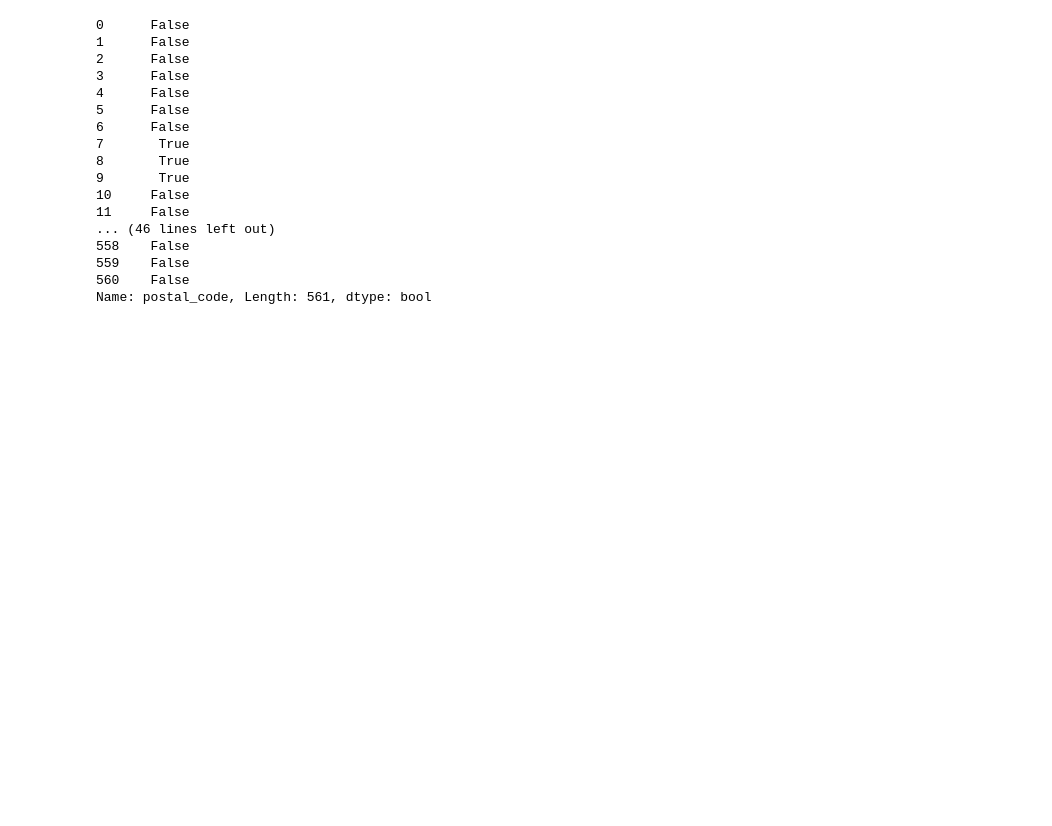
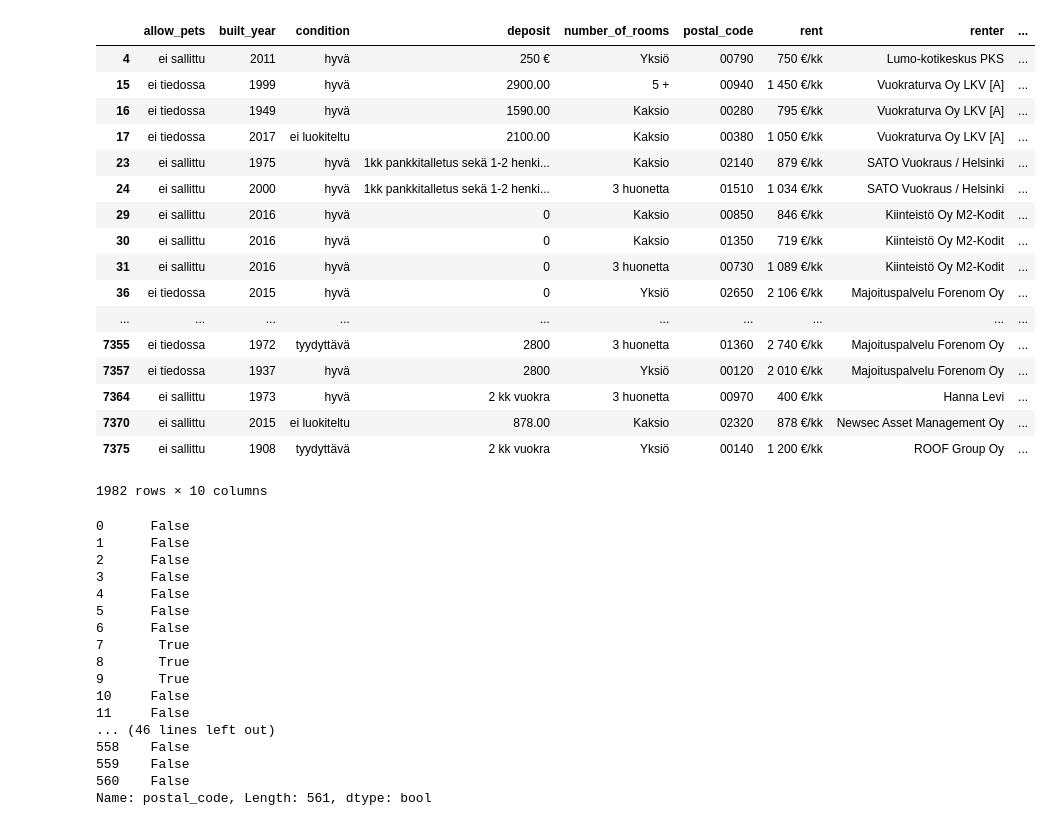
Before and after one commit to rupshabagchi/helsinkiApartmentPrices, a Jupyter notebook: data/data.ipynb, the cells around one changed output. Saved outputs shown, nothing was run; the diff lists cells and outputs as text; code cells hidden in the pictures; blank space fills up the shorter version.

```diff
--- a/data/data.ipynb
+++ b/data/data.ipynb
@@ -6,5 +25,27 @@ df.to_csv('apartments_temp.csv')
 # %%
 valid_postcode = pd.read_csv("../data/testdata.csv",dtype={'POSTI_ALUE':str})
+valid_postcode_list = valid_postcode['POSTI_ALUE'].tolist()
+valid_postcode_list
+df[df.postal_code.isin(valid_postcode_list)]
+# %% [output]
+|  | allow_pets | built_year | condition | deposit | number_of_rooms | postal_code | rent | renter | ... |
+| 4 | ei sallittu | 2011 | hyvä | 250 € | Yksiö | 00790 | 750 €/kk | Lumo-kotikeskus PKS | ... |
+| 15 | ei tiedossa | 1999 | hyvä | 2900.00 | 5 + | 00940 | 1 450 €/kk | Vuokraturva Oy LKV [A] | ... |
+| 16 | ei tiedossa | 1949 | hyvä | 1590.00 | Kaksio | 00280 | 795 €/kk | Vuokraturva Oy LKV [A] | ... |
+| 17 | ei tiedossa | 2017 | ei luokiteltu | 2100.00 | Kaksio | 00380 | 1 050 €/kk | Vuokraturva Oy LKV [A] | ... |
+| 23 | ei sallittu | 1975 | hyvä | 1kk pankkitalletus sekä 1-2 henki... | Kaksio | 02140 | 879 €/kk | SATO Vuokraus / Helsinki | ... |
+| 24 | ei sallittu | 2000 | hyvä | 1kk pankkitalletus sekä 1-2 henki... | 3 huonetta | 01510 | 1 034 €/kk | SATO Vuokraus / Helsinki | ... |
+| 29 | ei sallittu | 2016 | hyvä | 0 | Kaksio | 00850 | 846 €/kk | Kiinteistö Oy M2-Kodit | ... |
+| 30 | ei sallittu | 2016 | hyvä | 0 | Kaksio | 01350 | 719 €/kk | Kiinteistö Oy M2-Kodit | ... |
+| 31 | ei sallittu | 2016 | hyvä | 0 | 3 huonetta | 00730 | 1 089 €/kk | Kiinteistö Oy M2-Kodit | ... |
+| 36 | ei tiedossa | 2015 | hyvä | 0 | Yksiö | 02650 | 2 106 €/kk | Majoituspalvelu Forenom Oy | ... |
+| ... | ... | ... | ... | ... | ... | ... | ... | ... | ... |
+| 7355 | ei tiedossa | 1972 | tyydyttävä | 2800 | 3 huonetta | 01360 | 2 740 €/kk | Majoituspalvelu Forenom Oy | ... |
+| 7357 | ei tiedossa | 1937 | hyvä | 2800 | Yksiö | 00120 | 2 010 €/kk | Majoituspalvelu Forenom Oy | ... |
+| 7364 | ei sallittu | 1973 | hyvä | 2 kk vuokra | 3 huonetta | 00970 | 400 €/kk | Hanna Levi | ... |
+| 7370 | ei sallittu | 2015 | ei luokiteltu | 878.00 | Kaksio | 02320 | 878 €/kk | Newsec Asset Management Oy | ... |
+| 7375 | ei sallittu | 1908 | tyydyttävä | 2 kk vuokra | Yksiö | 00140 | 1 200 €/kk | ROOF Group Oy | ... |
+1982 rows × 10 columns
 # %%
 mask = df[df.'postal_code'.str.contains.]
 # %% [output]
```
Also changed, not shown: parts of 1 cell of this notebook.
